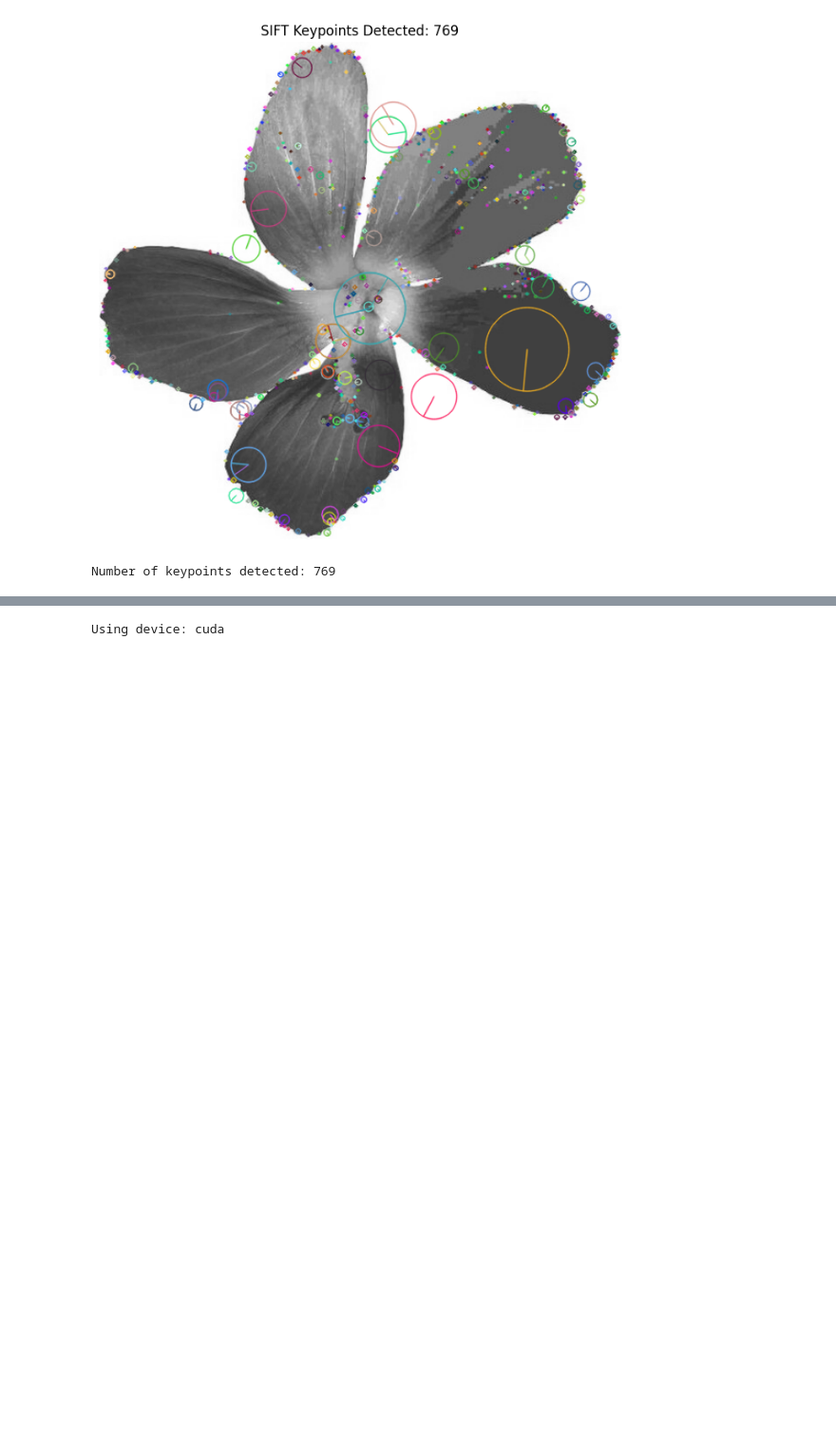
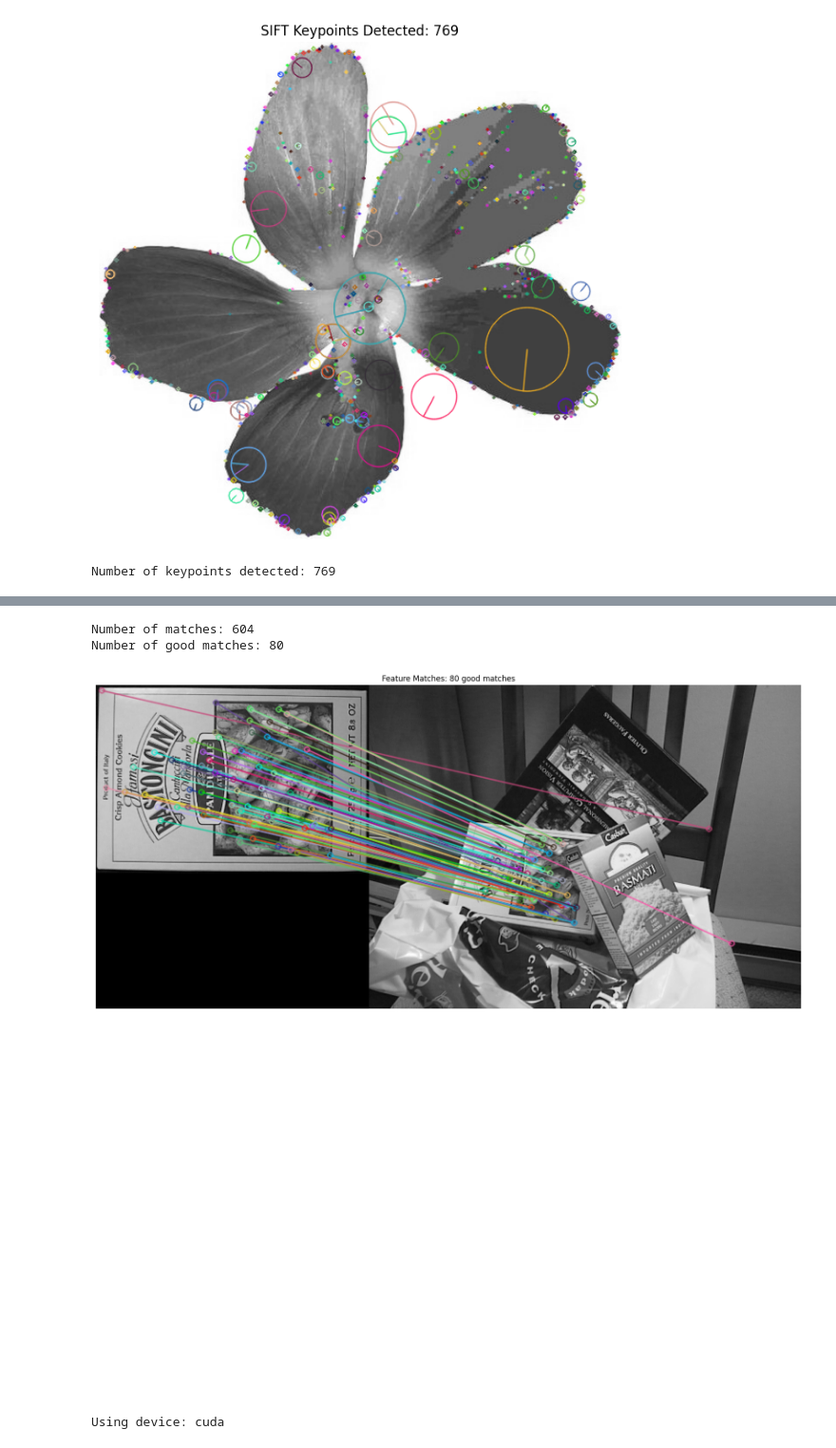
Before and after one commit to jorgemar723/3DObjectReconstruction, a Jupyter notebook: notebooks/render_shapenet_views.ipynb, the cells around one changed output, grey strips where cells are left out. Shown at 95% size. Cells and saved outputs as stored; diff of their text form; code cells hidden in the pictures; blank space fills up the shorter version.

```diff
--- a/notebooks/render_shapenet_views.ipynb
+++ b/notebooks/render_shapenet_views.ipynb
@@ -81,3 +164,39 @@ Number of keypoints detected: 769
+# %%
+#Create a brute force matcher
+
+bf = cv2.BFMatcher(cv2.NORM_L2, crossCheck=False)
+
+# Match descriptors between the two images
+matches = bf.knnMatch(descriptors1, descriptors2, k=2)
+
+#Apply ratio test (Lowe's ratio test) to filter good matches
+
+good_matches = []
+for m, n in matches:
+    if m.distance < 0.75 * n.distance: #only keep matches that are significantly better
+        good_matches.append(m)
+
+print(f"Number of matches: {len(matches)}")
+print(f"Number of good matches: {len(good_matches)}")
+
+#Draw matches
+
+img_matches = cv2.drawMatches(img1, keypoints1, img2, keypoints2,
+                              good_matches, None,
+                              flags=cv2.DrawMatchesFlags_NOT_DRAW_SINGLE_POINTS)
+
+plt.figure(figsize=(20, 10))
+plt.imshow(img_matches)
+plt.title(f'Feature Matches: {len(good_matches)} good matches')
+plt.axis('off')
+plt.show()
+plt.axis('off')
+plt.show()
+# %% [output]
+Number of matches: 604
+Number of good matches: 80
+[figure, added]
+[figure, added]
 # %%
 import os, json, cv2, torch, numpy as np
 import matplotlib.pyplot as plt
```
Also changed, not shown: parts of 2 cells of this notebook.
